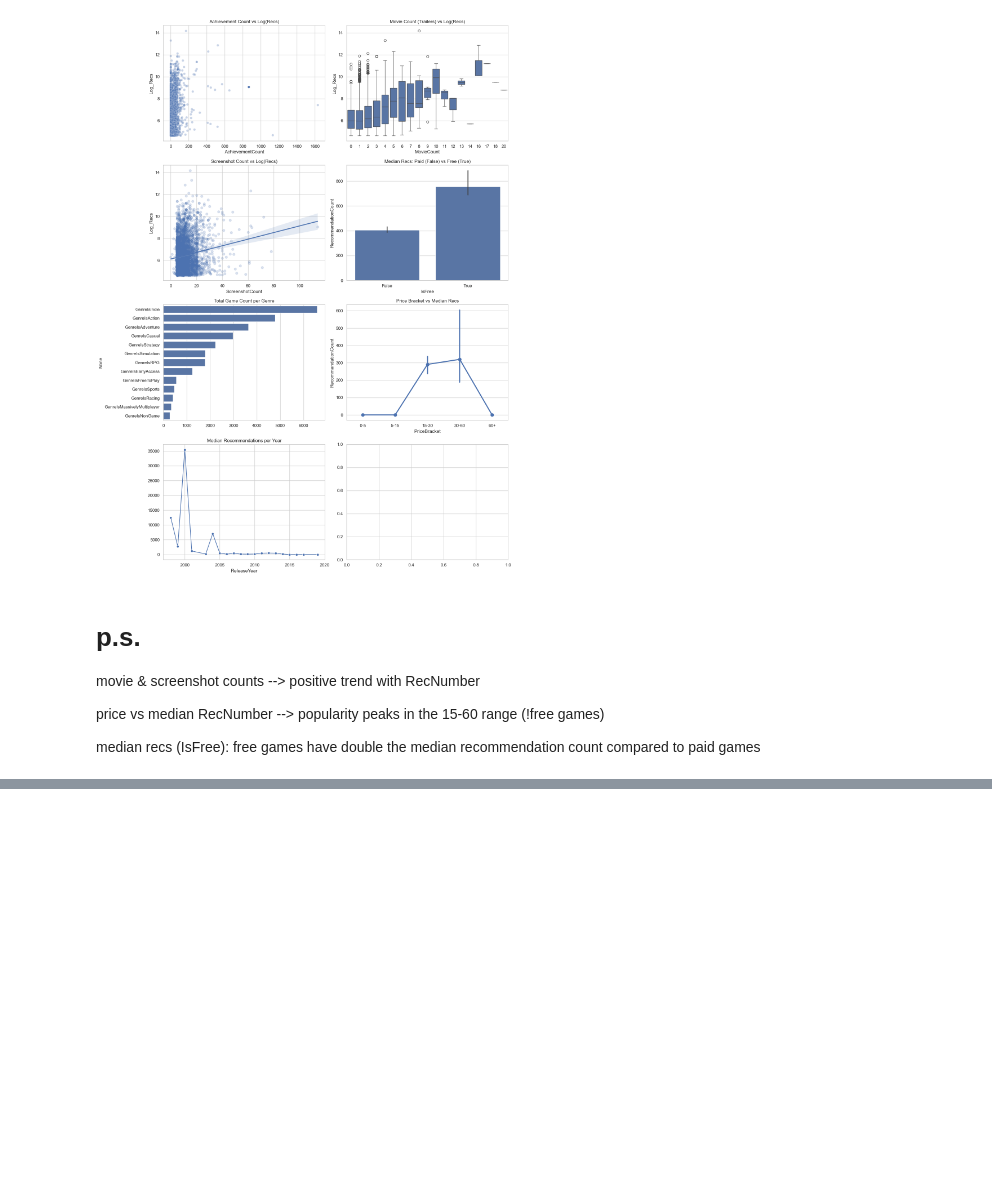
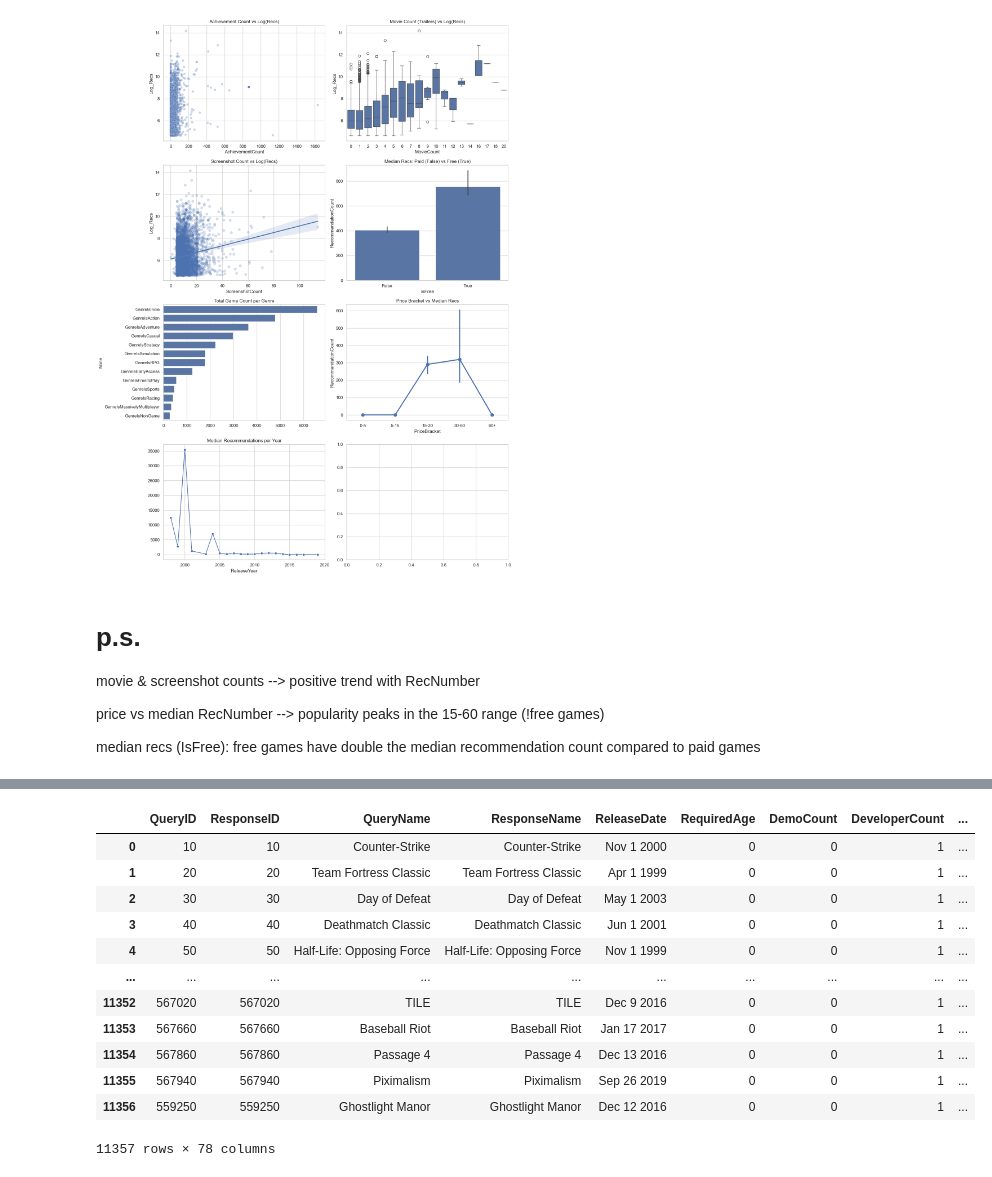
Before and after one commit to Asma-2005/Game-Prediction-ML, a Jupyter notebook: Data/EDA.ipynb, the cells around one changed output, grey strips where cells are left out. Saved outputs shown, nothing was run; the diff lists cells and outputs as text; code cells hidden in the pictures; blank space fills up the shorter version.

```diff
--- a/Data/EDA.ipynb
+++ b/Data/EDA.ipynb
@@ -101,0 +128,16 @@ median recs (IsFree): free games have double the median recommendation count com
+# %%
+df2 = pd.read_csv('')
+# %% [output]
+|  | QueryID | ResponseID | QueryName | ResponseName | ReleaseDate | RequiredAge | DemoCount | DeveloperCount | ... |
+| 0 | 10 | 10 | Counter-Strike | Counter-Strike | Nov 1 2000 | 0 | 0 | 1 | ... |
+| 1 | 20 | 20 | Team Fortress Classic | Team Fortress Classic | Apr 1 1999 | 0 | 0 | 1 | ... |
+| 2 | 30 | 30 | Day of Defeat | Day of Defeat | May 1 2003 | 0 | 0 | 1 | ... |
+| 3 | 40 | 40 | Deathmatch Classic | Deathmatch Classic | Jun 1 2001 | 0 | 0 | 1 | ... |
+| 4 | 50 | 50 | Half-Life: Opposing Force | Half-Life: Opposing Force | Nov 1 1999 | 0 | 0 | 1 | ... |
+| ... | ... | ... | ... | ... | ... | ... | ... | ... | ... |
+| 11352 | 567020 | 567020 | TILE | TILE | Dec 9 2016 | 0 | 0 | 1 | ... |
+| 11353 | 567660 | 567660 | Baseball Riot | Baseball Riot | Jan 17 2017 | 0 | 0 | 1 | ... |
+| 11354 | 567860 | 567860 | Passage 4 | Passage 4 | Dec 13 2016 | 0 | 0 | 1 | ... |
+| 11355 | 567940 | 567940 | Piximalism | Piximalism | Sep 26 2019 | 0 | 0 | 1 | ... |
+| 11356 | 559250 | 559250 | Ghostlight Manor | Ghostlight Manor | Dec 12 2016 | 0 | 0 | 1 | ... |
+11357 rows × 78 columns
```
Also changed, not shown: parts of 4 cells of this notebook, 2 other files.
